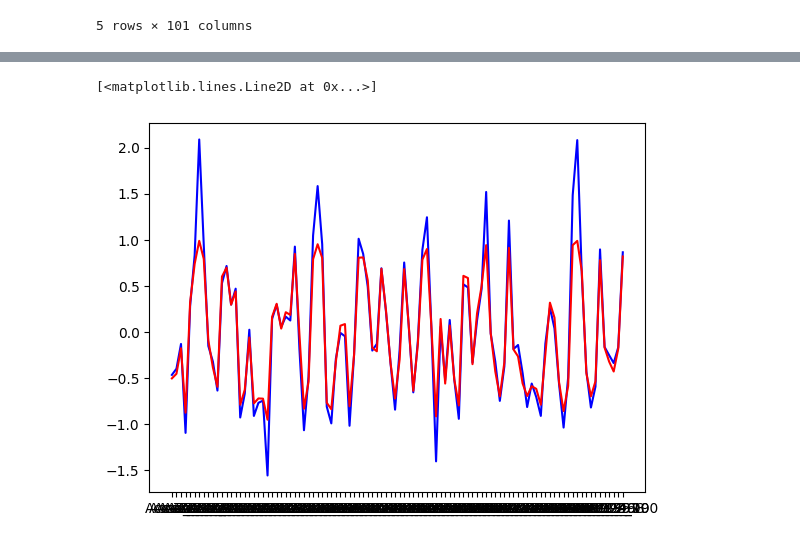
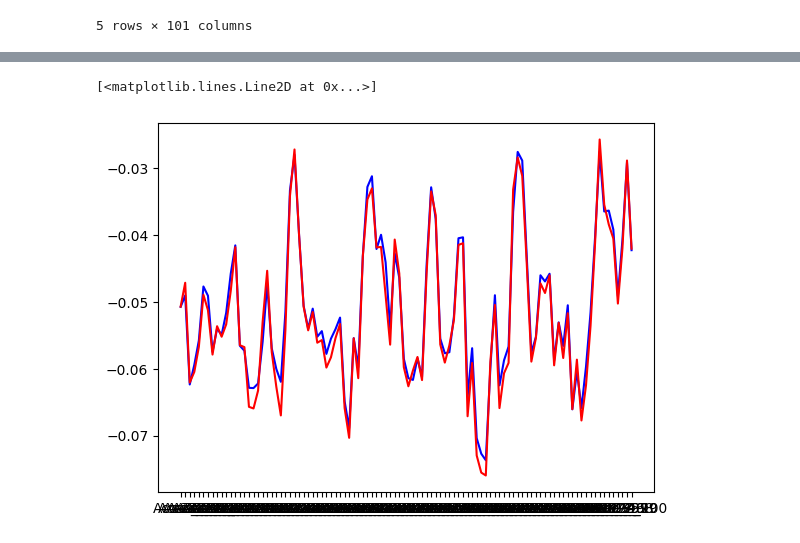
Before and after one commit to Ziyi-star/Bachelor-Project, a Jupyter notebook: notebooks/handlebar/Autoencoder/Autoencoder_Handlebar_32_overlap_50_best_parameters.ipynb, the cells around one changed output, grey strips where cells are left out. Saved outputs shown, nothing was run; the diff lists cells and outputs as text; code cells hidden in the pictures.

```diff
--- a/notebooks/handlebar/Autoencoder/Autoencoder_Handlebar_32_overlap_50_best_parameters.ipynb
+++ b/notebooks/handlebar/Autoencoder/Autoencoder_Handlebar_32_overlap_50_best_parameters.ipynb
@@ -152,13 +155,13 @@ load_model = tf.keras.models.load_model('autoencoder_best.keras')
 # %%
 #normal data
 #Encoder is bottleneck of 8 Units, decoder is reconstructed output of 100 units
 encoder_out = load_model.encoder(normal_test_data_scaled).numpy()
 decoder_out = load_model.decoder(encoder_out).numpy()
-plt.plot(normal_test_data_scaled.iloc[0], 'blue')
-plt.plot(decoder_out[0], 'red')
+plt.plot(normal_test_data_scaled.iloc[1001], 'blue')
+plt.plot(decoder_out[1001], 'red')
 # %% [output]
 [<matplotlib.lines.Line2D at 0x...>]
-[figure, old version]
+[figure, new version]
 # %%
 # abnormal data
 encoder_out_abnormal = load_model.encoder(abnormal_test_data_scaled).numpy()
```
Also changed, not shown: parts of 12 cells of this notebook, 1 other file.
